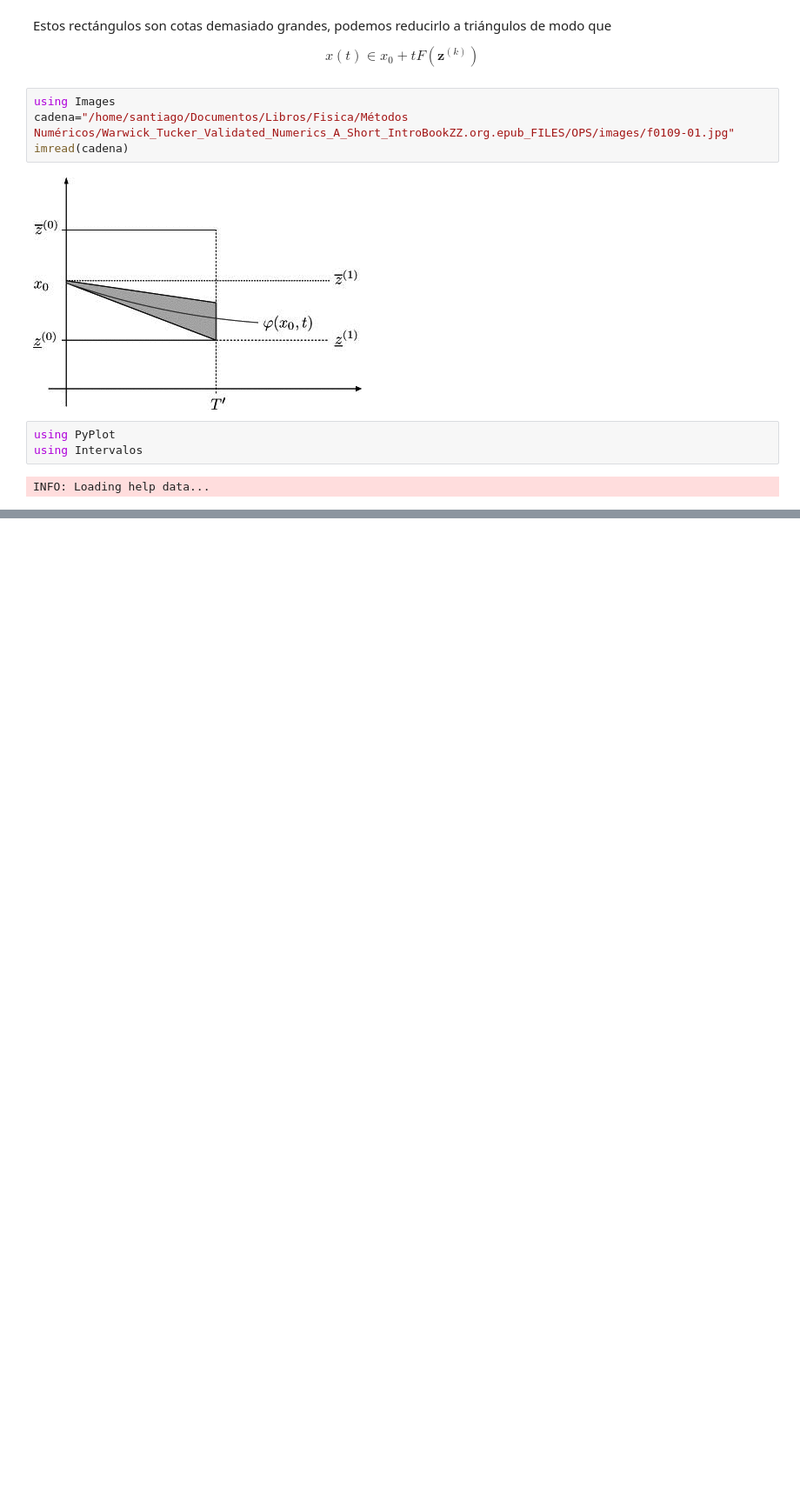
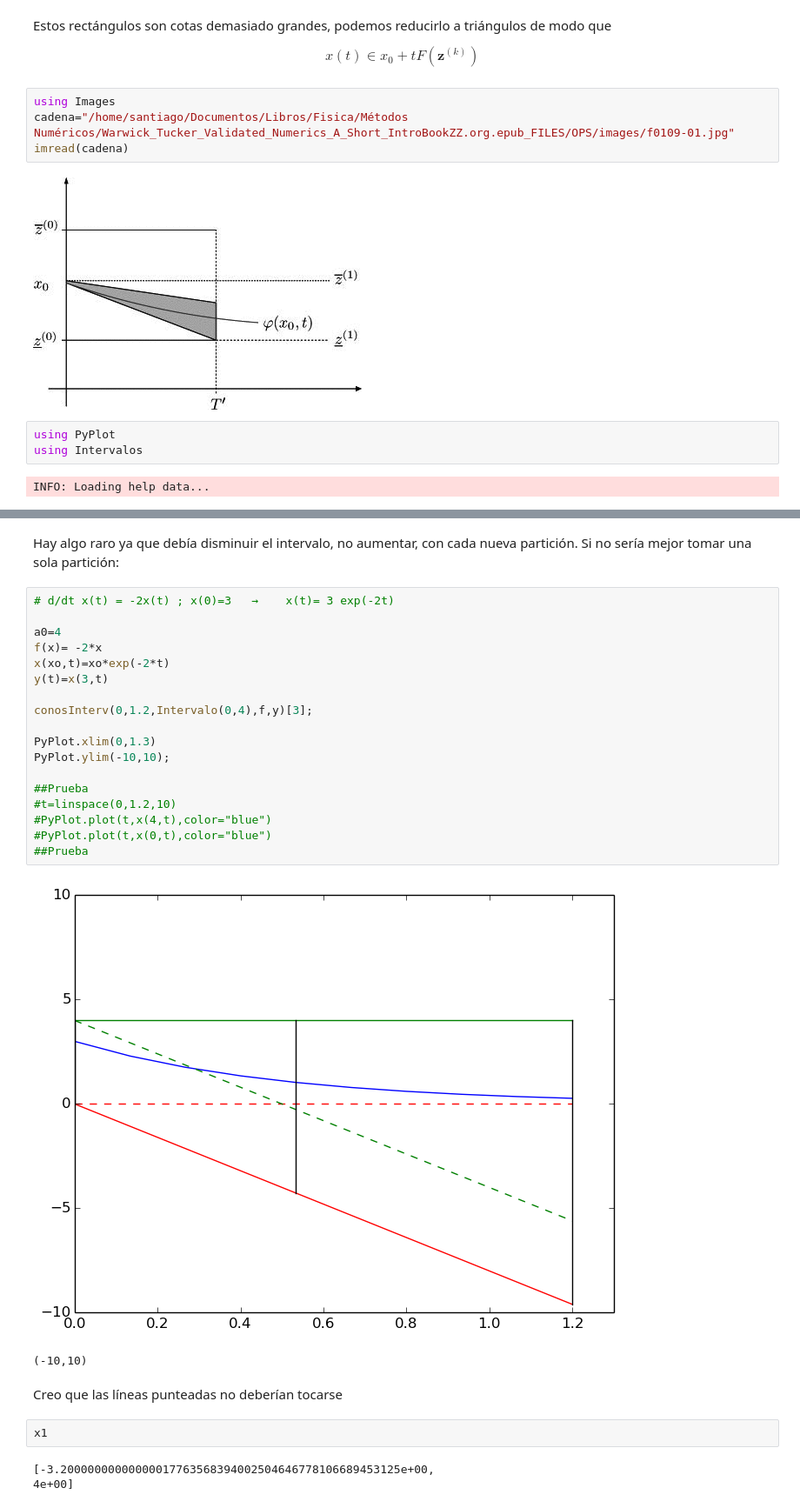
Before and after one commit to shgaeo/ProyectoClase, a Jupyter notebook: Notas/Sobre Capítulo 6 del Tucker.ipynb, the cells around one changed output, grey strips where cells are left out. Shown: that part at 87% size. Drawn from its saved outputs; the diff is of its cells as text; blank space fills up the shorter version.

```diff
--- a/Notas/Sobre Capítulo 6 del Tucker.ipynb
+++ b/Notas/Sobre Capítulo 6 del Tucker.ipynb
@@ -85,0 +229,30 @@ PyPlot.plot(t,x0Bot,"-r");
+# %% [markdown]
+Hay algo raro ya que debía disminuir el intervalo, no aumentar, con cada nueva partición. Si no sería mejor tomar una sola partición:
+# %%
+# d/dt x(t) = -2x(t) ; x(0)=3   →    x(t)= 3 exp(-2t)
+
+a0=4
+f(x)= -2*x
+x(xo,t)=xo*exp(-2*t)
+y(t)=x(3,t)
+
+conosInterv(0,1.2,Intervalo(0,4),f,y)[3];
+
+PyPlot.xlim(0,1.3)
+PyPlot.ylim(-10,10);
+
+##Prueba
+#t=linspace(0,1.2,10)
+#PyPlot.plot(t,x(4,t),color="blue")
+#PyPlot.plot(t,x(0,t),color="blue")
+##Prueba
+# %% [output]
+[figure, added]
+(-10,10)
+# %% [markdown]
+Creo que las líneas punteadas no deberían tocarse
+# %%
+x1
+# %% [output]
+[-3.20000000000000017763568394002504646778106689453125e+00,
+4e+00]
```
Also changed, not shown: parts of 16 cells of this notebook.
